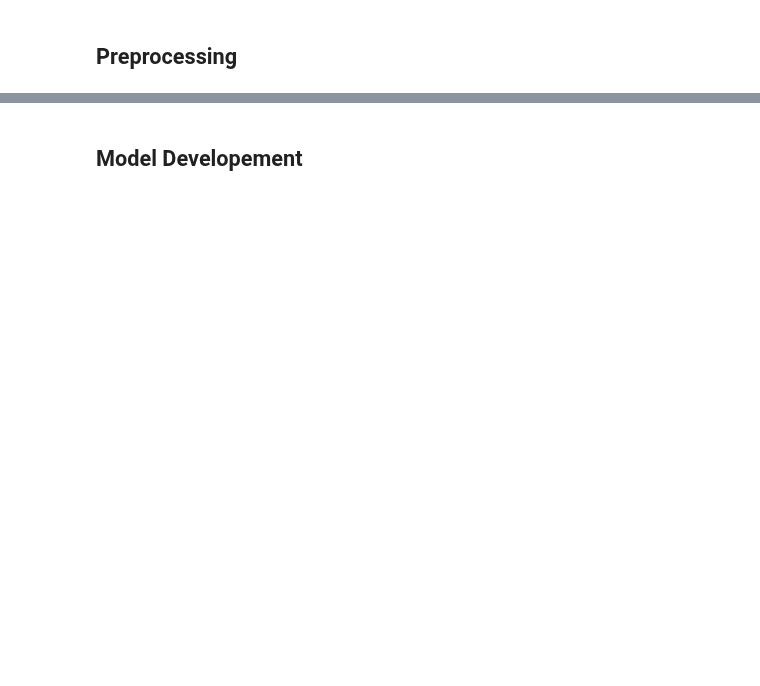
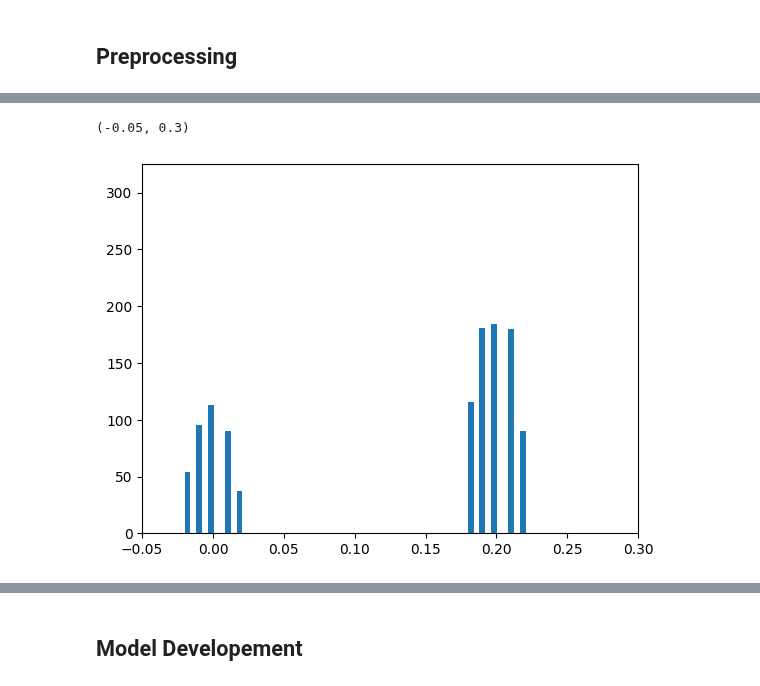
Before and after one commit to ljrn8/quick-notebooks, a Jupyter notebook: ML_Assignment_1.ipynb, the cells around one changed output, grey strips where cells are left out. Drawn from its saved outputs; the diff is of its cells as text; code cells hidden in the pictures; blank space fills up the shorter version.

```diff
--- a/ML_Assignment_1.ipynb
+++ b/ML_Assignment_1.ipynb
@@ -381,0 +50,26 @@ formats using one-hot encoding or similar techniques"
+# %%
+# 110 is insignificant -> delete columns
+df = df.dropna()
+# %%
+from scipy import stats
+
+# filter outliers with the Z score method
+def filter_outliers(df, cols, threshhold_z=2):
+  df_c = df[cols]
+  z = stats.zscore(df_c)
+  non_outliers = abs(z) < threshhold_z
+
+  print()
+  for c in cols:
+    print(f'outliers in [{c}] = {(~non_outliers[c]).sum()}')
+
+  non_outliers_mask = non_outliers.all(axis=1)
+  outliers = len(df_c) - len(df_c[non_outliers_mask])
+  rate = outliers / len(df_c)
+  print(f'num outliers: {outliers}\noutlier rate: {rate*100} %')
+
+  return non_outliers_mask, df[non_outliers_mask]
+
+drop_cols = ['Status', 'Unnamed: 0']
+non_outliers_mask, filtered = filter_outliers(df, df.drop(drop_cols, axis=1).columns, threshhold_z=3.5)
+non_outliers_mask_test, filtered_test = filter_outliers(test_df, test_df.drop(drop_cols, axis=1).columns, threshhold_z=3.5)
@@ -381,0 +94,5 @@ formats using one-hot encoding or similar techniques"
+# %%
+df = df[non_outliers_mask]
+# %%
+# drop duplicates
+df = df.drop_duplicates()
@@ -381,0 +156,6 @@ formats using one-hot encoding or similar techniques"
+# %%
+plt.hist(df['BLEVE Height (m)'], bins=500)
+plt.xlim(-0.05, 0.3)
+# %% [output]
+(-0.05, 0.3)
+[figure, added]
```
Also changed, not shown: parts of 85 cells of this notebook.
